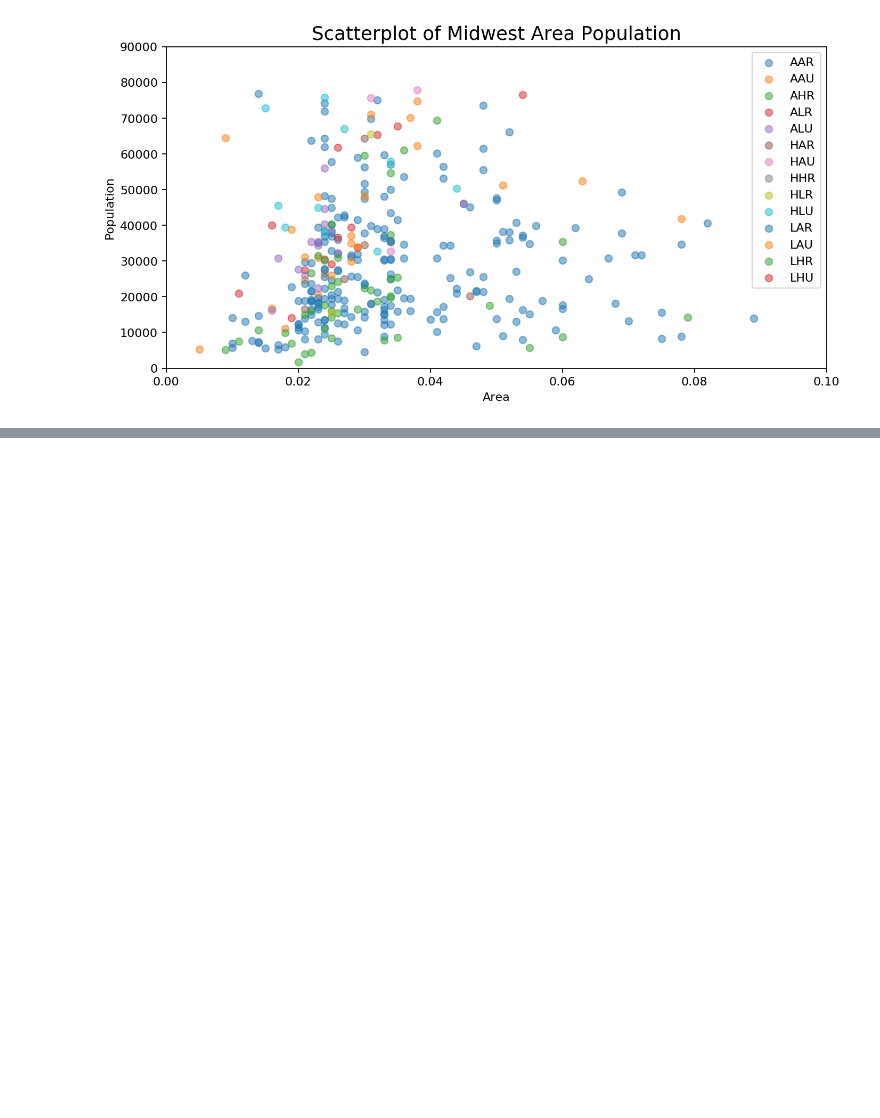
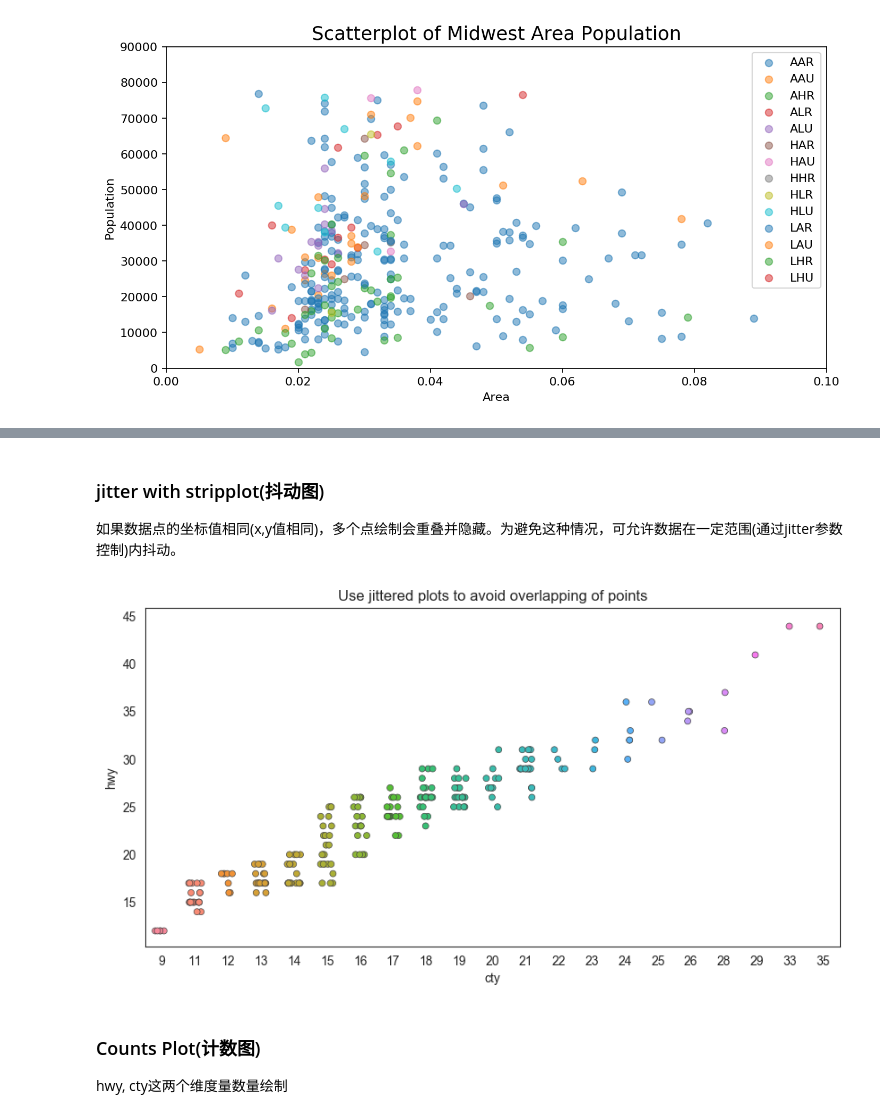
Before and after one commit to clelandgt/Python, a Jupyter notebook: Pandas/matplotlib/常用图形绘制1.ipynb, the cells around one changed output, grey strips where cells are left out. Cells and saved outputs as stored; diff of their text form; code cells hidden in the pictures; blank space fills up the shorter version.

```diff
--- a/Pandas/matplotlib/常用图形绘制1.ipynb
+++ b/Pandas/matplotlib/常用图形绘制1.ipynb
@@ -80,0 +148,15 @@ plt.show()
+# %% [markdown]
+### jitter with stripplot(抖动图)
+如果数据点的坐标值相同(x,y值相同)，多个点绘制会重叠并隐藏。为避免这种情况，可允许数据在一定范围(通过jitter参数控制)内抖动。
+# %%
+# dpi的意义
+plt.subplots(figsize=(10,5), dpi=100)
+sns.stripplot(mpg_df['cty'], mpg_df['hwy'], jitter=0.2, linewidth=0.5)
+
+plt.title('Use jittered plots to avoid overlapping of points')
+plt.show()
+# %% [output]
+[figure, added]
+# %% [markdown]
+### Counts Plot(计数图)
+hwy, cty这两个维度量数量绘制
```
Also changed, not shown: parts of 23 cells of this notebook.
